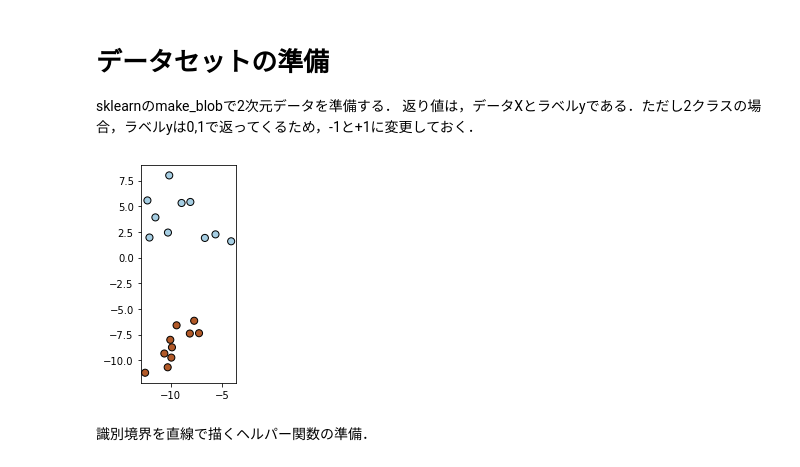
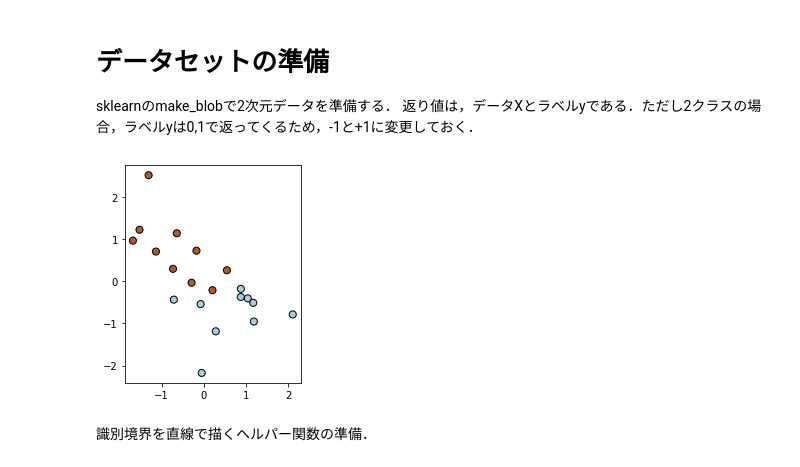
Before and after one commit to tttamaki/lecture_code, a Jupyter notebook: MachineLearningMath/classification_perceptron_logistic.ipynb, the cells around one changed output. Drawn from its saved outputs; the diff is of its cells as text; code cells hidden in the pictures.

```diff
--- a/MachineLearningMath/classification_perceptron_logistic.ipynb
+++ b/MachineLearningMath/classification_perceptron_logistic.ipynb
@@ -43,16 +43,22 @@ sklearnのmake_blobで2次元データを準備する．
 # %%
 X, y = make_blobs(n_samples=20, # 20個生成
                   n_features=2, # 2次元
                   centers=2,    # クラスタ中心2個
                   cluster_std = 2 # クラスタの大きさ（標準偏差）
                  )
 X = np.hstack((X, np.ones((X.shape[0], 1)))) # 同次座標
 y = 2*y - 1 # 0,1 -> -1,+1
 
+# データの正規化
+X[:, 0] -= X[:, 0].mean()
+X[:, 1] -= X[:, 1].mean()
+X[:, 0] /= X[:, 0].std()
+X[:, 1] /= X[:, 1].std()
+
 plt.scatter(X[:, 0], X[:, 1], c=y, s=50, edgecolors='k');
 plt.gca().set_aspect('equal');
 # %% [output]
-[figure, old version]
+[figure, new version]
 # %% [markdown]
 識別境界を直線で描くヘルパー関数の準備．
 # %%
```
Also changed, not shown: parts of 3 cells of this notebook.
